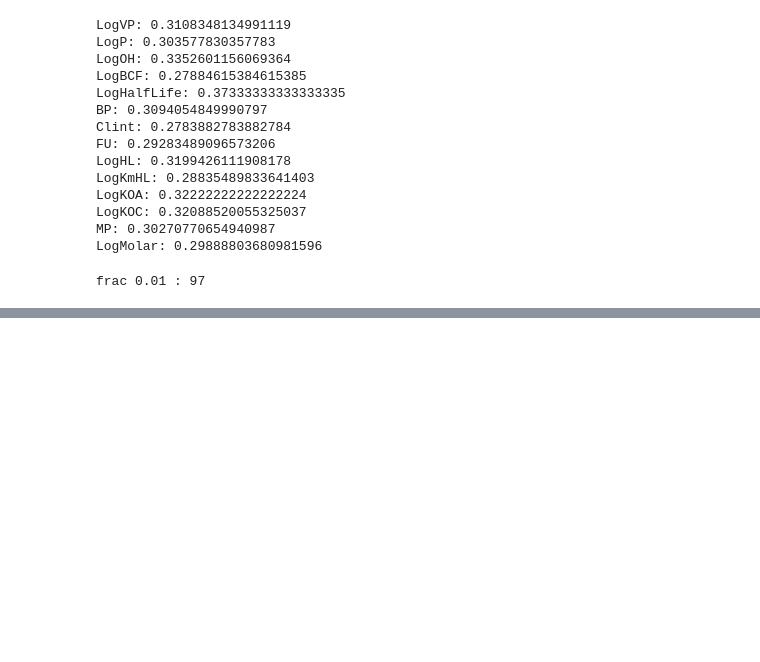
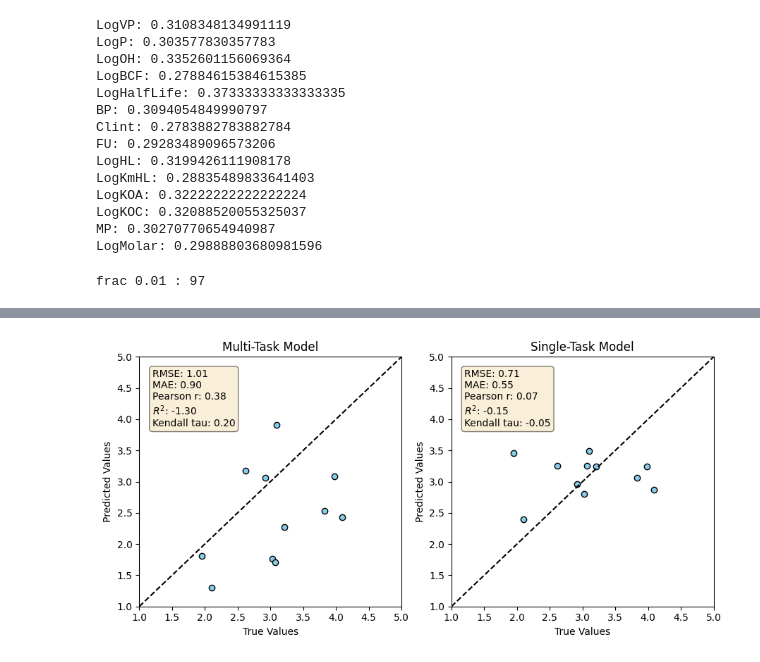
Before and after one commit to Cschiebroek/Digital_Chemistry, a Jupyter notebook: low_data_SAMPL6_template.ipynb, the cells around one changed output, grey strips where cells are left out. Cells and saved outputs as stored; diff of their text form; code cells hidden in the pictures; blank space fills up the shorter version.

Commit message:
new notebooks: PCA, SAMPL6

```diff
--- a/low_data_SAMPL6_template.ipynb
+++ b/low_data_SAMPL6_template.ipynb
@@ -188,0 +285,62 @@ plt.show()
+# %%
+results_mtl = pd.read_csv('SAMPL_MTL_preds_0.csv')
+results_stl = pd.read_csv('SAMPL_STL_preds_0.csv')
+# %%
+import matplotlib.pyplot as plt
+import numpy as np
+from sklearn.metrics import mean_squared_error, mean_absolute_error, r2_score
+from scipy.stats import pearsonr, kendalltau
+
+# Create a figure and two subplots
+fig, axs = plt.subplots(1, 2, figsize=(9, 4.5))
+
+# Set axis limits
+xlim = ylim = (1, 5)
+
+# First scatter plot
+axs[0].scatter(results_mtl['LogP'], results_mtl['pred_0'], edgecolor='black', color='skyblue')
+# Set limits for the plot
+axs[0].set_xlim(xlim)
+axs[0].set_ylim(ylim)
+# Add diagonal line
+axs[0].plot(xlim, ylim, 'k--')
+# Calculate statistics
+rmse = np.sqrt(mean_squared_error(results_mtl['LogP'], results_mtl['pred_0']))
+mae = mean_absolute_error(results_mtl['LogP'], results_mtl['pred_0'])
+r, _ = pearsonr(results_mtl['LogP'], results_mtl['pred_0'])
+r2 = r2_score(results_mtl['LogP'], results_mtl['pred_0'])
+tau, _ = kendalltau(results_mtl['LogP'], results_mtl['pred_0'])
+textstr = f'RMSE: {rmse:.2f}\nMAE: {mae:.2f}\nPearson r: {r:.2f}\n$R^2$: {r2:.2f}\nKendall tau: {tau:.2f}'
+props = dict(boxstyle='round', facecolor='wheat', alpha=0.5)
+axs[0].text(0.05, 0.95, textstr, transform=axs[0].transAxes, fontsize=10, verticalalignment='top', bbox=props)
+
+axs[0].set_xlabel('True Values')
+axs[0].set_ylabel('Predicted Values')
+axs[0].set_title('Multi-Task Model')
+
+# Second scatter plot
+axs[1].scatter(results_stl['LogP'], results_stl['pred_0'], edgecolor='black', color='skyblue')
+# Set limits for the plot
+axs[1].set_xlim(xlim)
+axs[1].set_ylim(ylim)
+# Add diagonal line
+axs[1].plot(xlim, ylim, 'k--')
+# Calculate statistics
+rmse = np.sqrt(mean_squared_error(results_stl['LogP'], results_stl['pred_0']))
+mae = mean_absolute_error(results_stl['LogP'], results_stl['pred_0'])
+r, _ = pearsonr(results_stl['LogP'], results_stl['pred_0'])
+r2 = r2_score(results_stl['LogP'], results_stl['pred_0'])
+tau, _ = kendalltau(results_stl['LogP'], results_stl['pred_0'])
+textstr = f'RMSE: {rmse:.2f}\nMAE: {mae:.2f}\nPearson r: {r:.2f}\n$R^2$: {r2:.2f}\nKendall tau: {tau:.2f}'
+props = dict(boxstyle='round', facecolor='wheat', alpha=0.5)
+axs[1].text(0.05, 0.95, textstr, transform=axs[1].transAxes, fontsize=10, verticalalignment='top', bbox=props)
+
+axs[1].set_xlabel('True Values')
+axs[1].set_ylabel('Predicted Values')
+axs[1].set_title('Single-Task Model')
+
+# Adjust layout and show the plots
+plt.tight_layout()
+plt.show()
+# %% [output]
+[figure, added]
```
Also changed, not shown: parts of 9 cells of this notebook, 2 other files.
